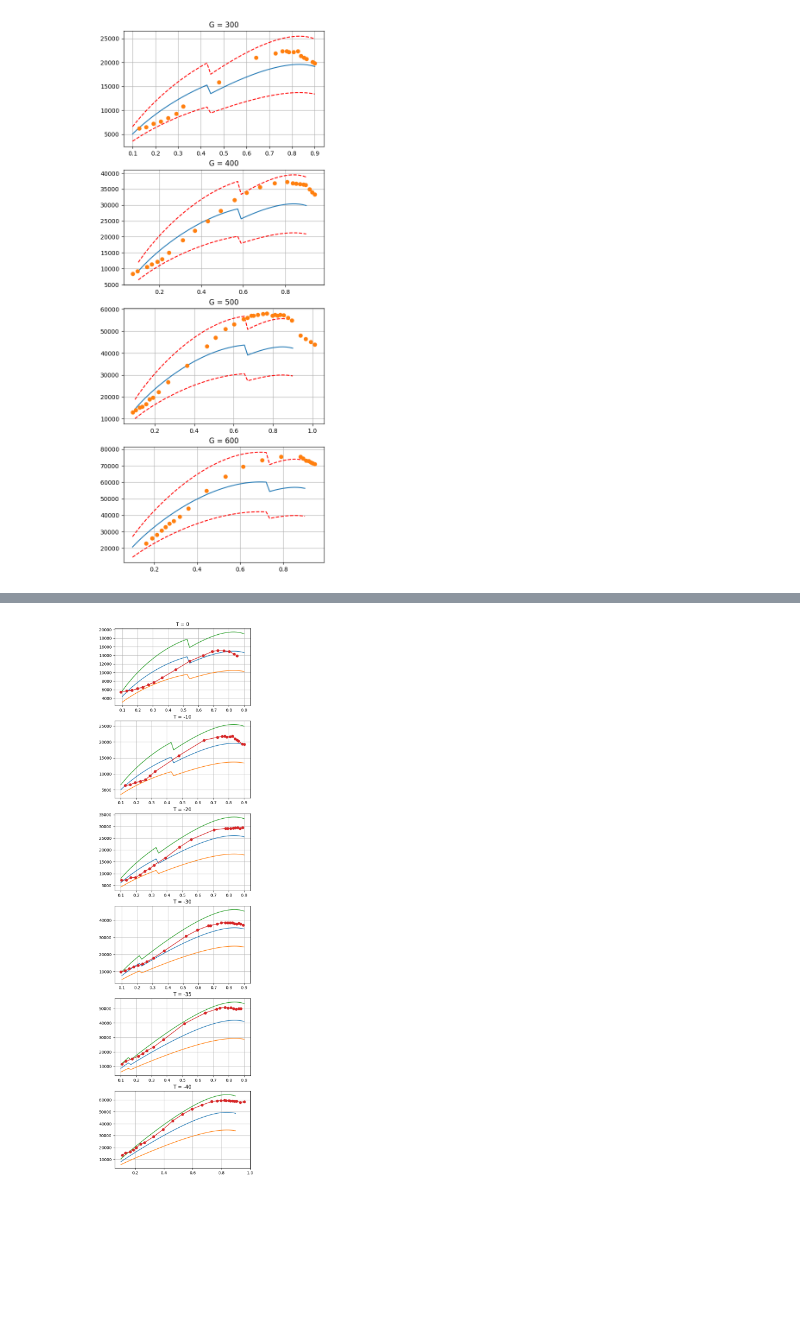
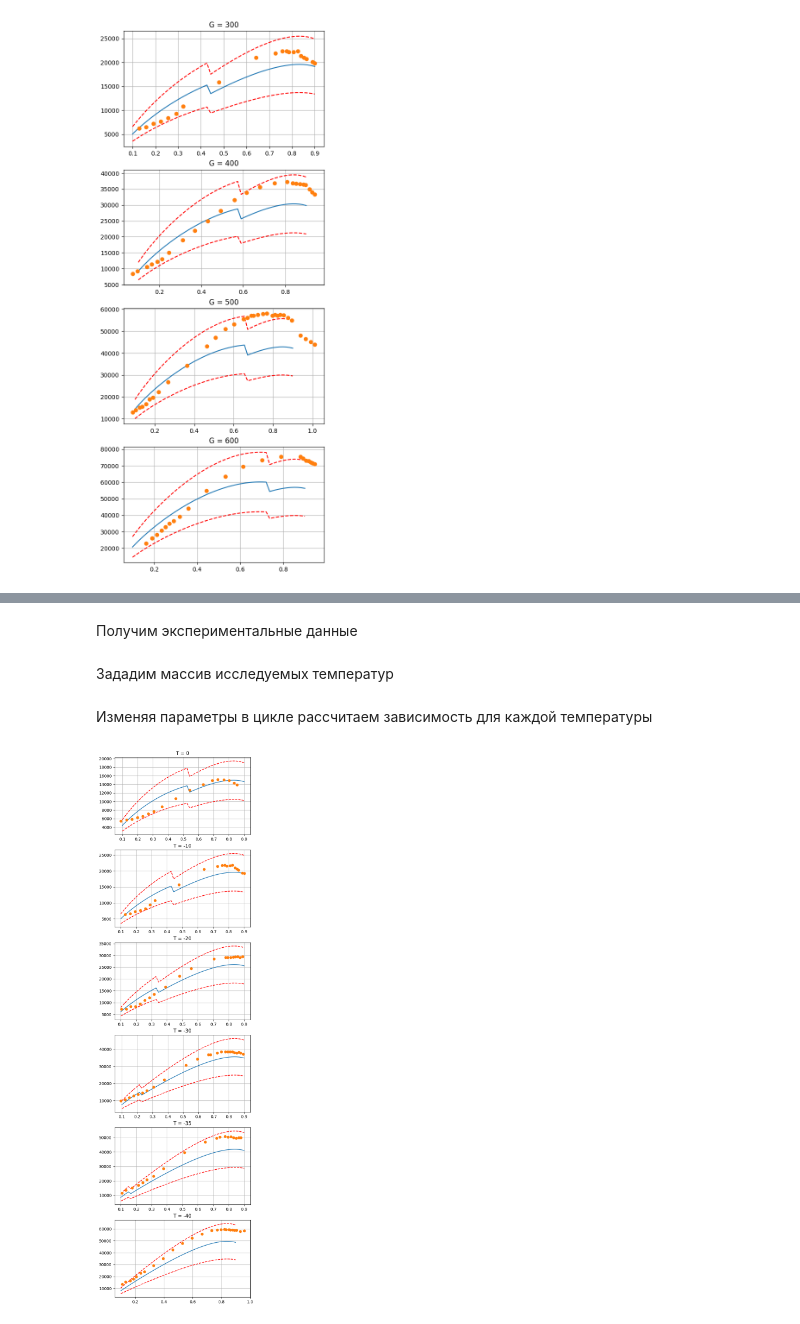
Before and after one commit to KeTeR111/NIR, a Jupyter notebook: main_class.ipynb, the cells around one changed output, grey strips where cells are left out. Drawn from its saved outputs; the diff is of its cells as text; code cells hidden in the pictures; blank space fills up the shorter version.

```diff
--- a/main_class.ipynb
+++ b/main_class.ipynb
@@ -90,8 +81,0 @@ exp_Nitrogen02_path = Path("/Users/andrey/Desktop/NIR/Datasets/Nitrogen_Water_02
-# %%
-exp_Nitrogen02 = []
-for file_path in exp_Nitrogen02_path.rglob('*'):
-    if file_path.is_file():
-        try:
-            exp_Nitrogen02.append(pd.read_csv(file_path, sep='\t', decimal='.'))
-        except Exception as e:
-            print(f"Ошибка: {e}")
@@ -100,10 +81,0 @@ for file_path in exp_Nitrogen02_path.rglob('*'):
-# %%
-df = pd.DataFrame(second_experimental_setup.calculate())
-fig, ax = plt.subplots(nrows=3, ncols=1, figsize=(6, 16))
-for idx, jl in enumerate(df['jl'].unique()):
-    ax[idx].plot(df[df['jl'] == jl]['jg'], df[df['jl'] == jl]['DpDz'])
-    ax[idx].plot(exp_Nitrogen02[idx]['X'], exp_Nitrogen02[idx]['Y'] * 1000, marker='o', linestyle='')
-    ax[idx].plot(df[df['jl'] == jl]['jg'], 0.7 * df[df['jl'] == jl]['DpDz'], color='red', linestyle='--')
-    ax[idx].plot(df[df['jl'] == jl]['jg'], 1.3 * df[df['jl'] == jl]['DpDz'], color='red', linestyle='--')
-    ax[idx].set_title(f'jl = {jl}')
-    ax[idx].grid()
@@ -112,9 +84,9 @@ for idx, jl in enumerate(df['jl'].unique()):
+# %% [markdown]
+Получим экспериментальные данные
 # %%
-path = Path("/Users/andrey/Desktop/NIR/Datasets/Graph12")
 data = []
-
 # Числовой порядок для Gr файлов
-gr_files = [f for f in path.rglob('Dataset*.csv')]
+gr_files = [f for f in graph_12.rglob('Dataset*.csv')]
 gr_files_sorted = sorted(gr_files, key=lambda x: int(x.stem[7:]))
 
 for file_path in gr_files_sorted:
@@ -124,3 +96,5 @@ for file_path in gr_files_sorted:
             data.append(write)
         except Exception as e:
             print(f"Ошибка: {e}")
+# %% [markdown]
+Зададим массив исследуемых температур
@@ -127,24 +103,32 @@ for file_path in gr_files_sorted:
+# %% [markdown]
+Изменяя параметры в цикле рассчитаем зависимость для каждой температуры
 # %%
-T = np.array([0, -10, -20, -30, -35, -40])
-Nx = 50
 fig, ax = plt.subplots(nrows=6, ncols=1, figsize=(6, 24))
+
 for i, t in enumerate(T):
     params_t = {
             'Substance': 'CO2',
             'Temperature': t,
             'G': np.array([300]),
             'x': np.linspace(0.1, 0.9, Nx),
         }
+
     result = DpDz(g=9.8155, ki=350, d=0.00142, value_fb=False, thermodinamic_params=params_t)
     result = result.calculate()
+
     df = pd.DataFrame(result)
 
+    x = params_t['x']
+    y = df['DpDz']
 
-    ax[i].plot(params_t['x'], df['DpDz'])
-    ax[i].plot(params_t['x'], 0.7 * df['DpDz'])
-    ax[i].plot(params_t['x'], 1.3 * df['DpDz'])
-    ax[i].plot(data[i]['X'], data[i]['Y'] * 1000, marker='o')
+    x_exp = data[i]['X']
+    y_exp = data[i]['Y'] * 1000
+
+    ax[i].plot(x, y)
+    ax[i].plot(x, 0.7 * y, color='red', linestyle='--')
+    ax[i].plot(x, 1.3 * y, color='red', linestyle='--')
+    ax[i].plot(x_exp, y_exp, marker='o', linestyle='')
     ax[i].set_title(f'T = {t}')
     ax[i].grid()
 # %% [output]
-[figure, old version]
+[figure, new version]
```
Also changed, not shown: parts of 20 cells of this notebook, 13 other files.
